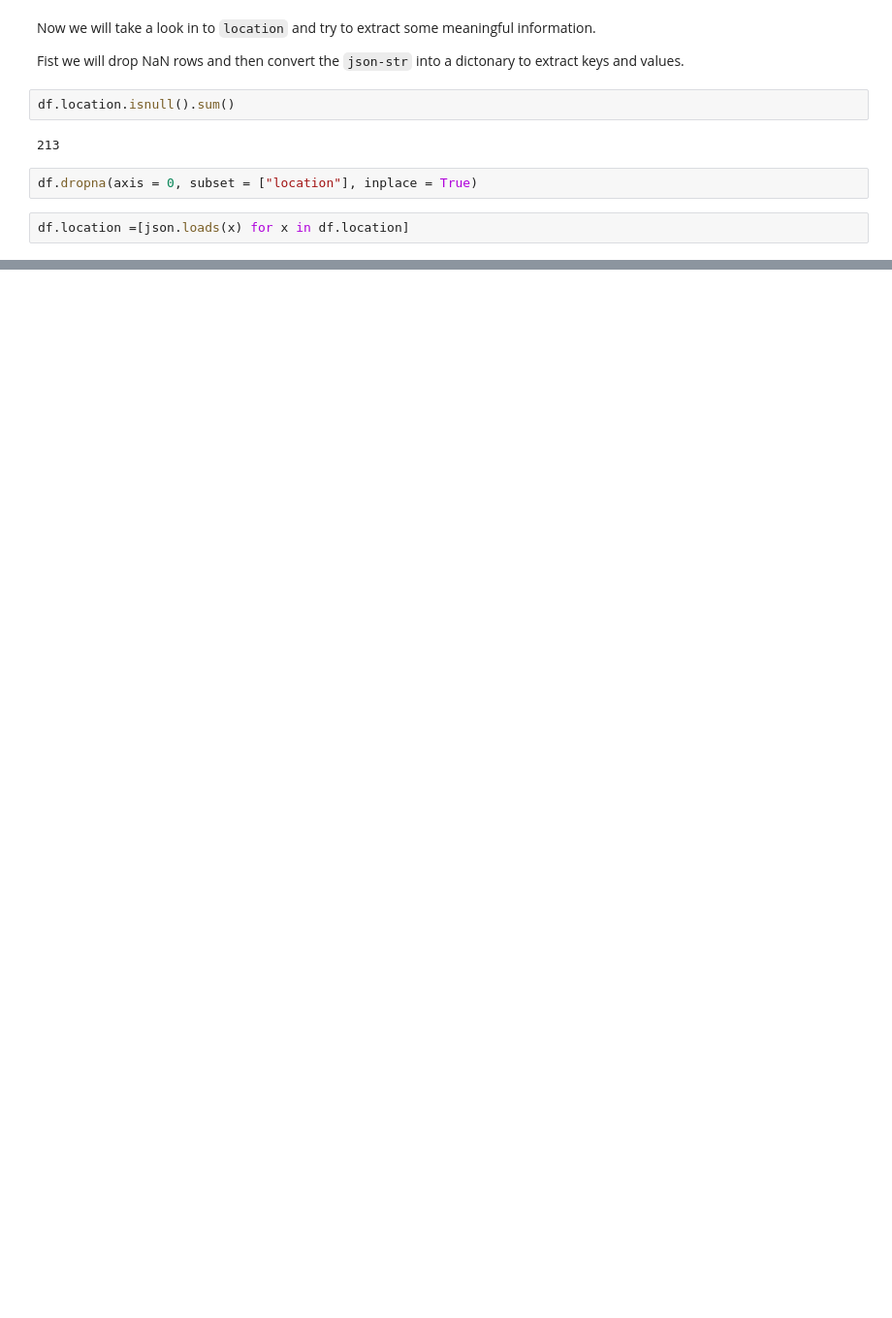
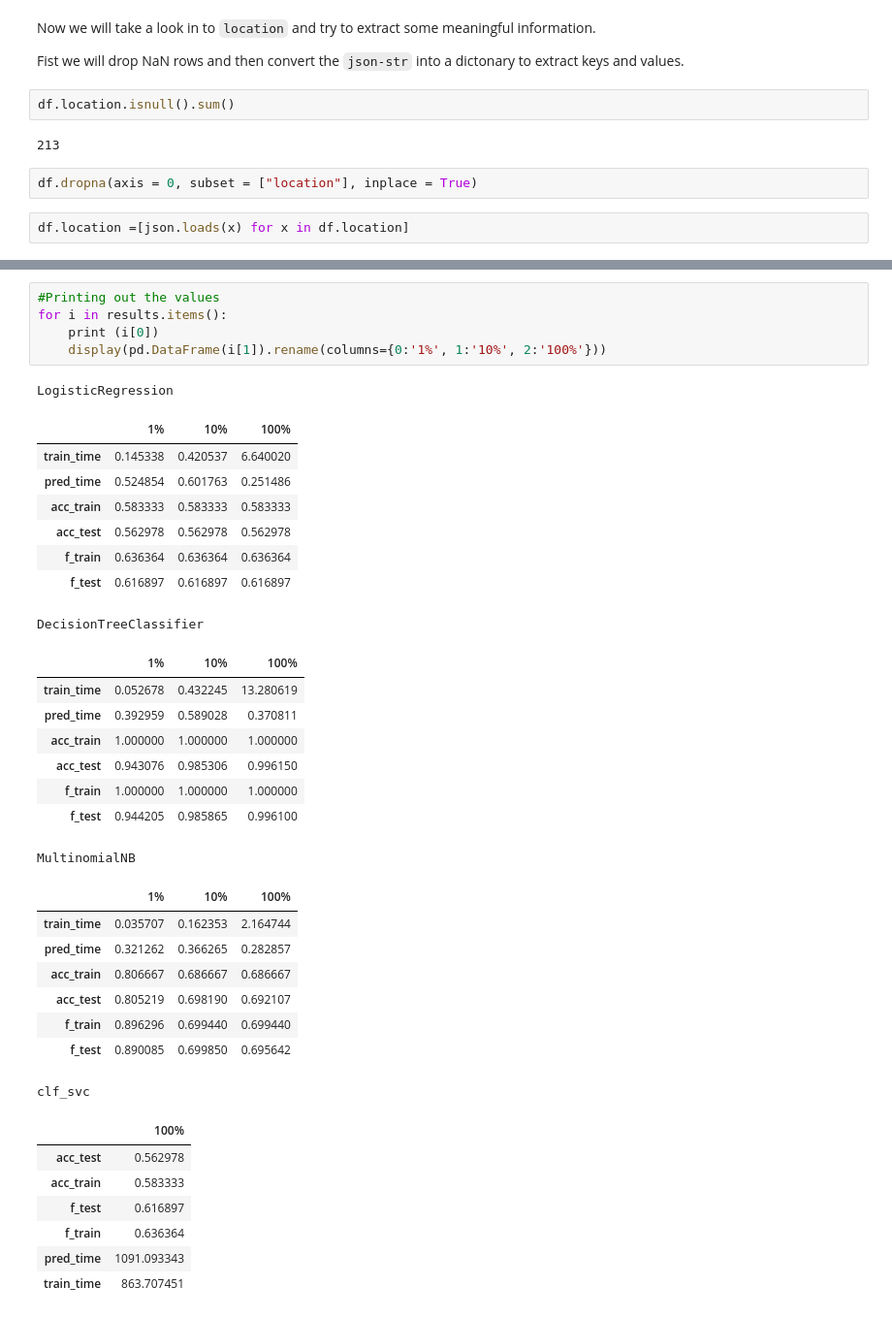
Before and after one commit to bur-oez/Kickstarter-ML-Project, a Jupyter notebook: kickstarter_ml.ipynb, the cells around one changed output, grey strips where cells are left out. Shown at 97% size. Drawn from its saved outputs; the diff is of its cells as text; blank space fills up the shorter version.

```diff
--- a/kickstarter_ml.ipynb
+++ b/kickstarter_ml.ipynb
@@ -304,0 +875,38 @@ df.shape
+# %%
+#Printing out the values
+for i in results.items():
+    print (i[0])
+    display(pd.DataFrame(i[1]).rename(columns={0:'1%', 1:'10%', 2:'100%'}))
+# %% [output]
+LogisticRegression
+|  | 1% | 10% | 100% |
+| train_time | 0.145338 | 0.420537 | 6.640020 |
+| pred_time | 0.524854 | 0.601763 | 0.251486 |
+| acc_train | 0.583333 | 0.583333 | 0.583333 |
+| acc_test | 0.562978 | 0.562978 | 0.562978 |
+| f_train | 0.636364 | 0.636364 | 0.636364 |
+| f_test | 0.616897 | 0.616897 | 0.616897 |
+DecisionTreeClassifier
+|  | 1% | 10% | 100% |
+| train_time | 0.052678 | 0.432245 | 13.280619 |
+| pred_time | 0.392959 | 0.589028 | 0.370811 |
+| acc_train | 1.000000 | 1.000000 | 1.000000 |
+| acc_test | 0.943076 | 0.985306 | 0.996150 |
+| f_train | 1.000000 | 1.000000 | 1.000000 |
+| f_test | 0.944205 | 0.985865 | 0.996100 |
+MultinomialNB
+|  | 1% | 10% | 100% |
+| train_time | 0.035707 | 0.162353 | 2.164744 |
+| pred_time | 0.321262 | 0.366265 | 0.282857 |
+| acc_train | 0.806667 | 0.686667 | 0.686667 |
+| acc_test | 0.805219 | 0.698190 | 0.692107 |
+| f_train | 0.896296 | 0.699440 | 0.699440 |
+| f_test | 0.890085 | 0.699850 | 0.695642 |
+clf_svc
+|  | 100% |
+| acc_test | 0.562978 |
+| acc_train | 0.583333 |
+| f_test | 0.616897 |
+| f_train | 0.636364 |
+| pred_time | 1091.093343 |
+| train_time | 863.707451 |
```
Also changed, not shown: parts of 72 cells of this notebook.
